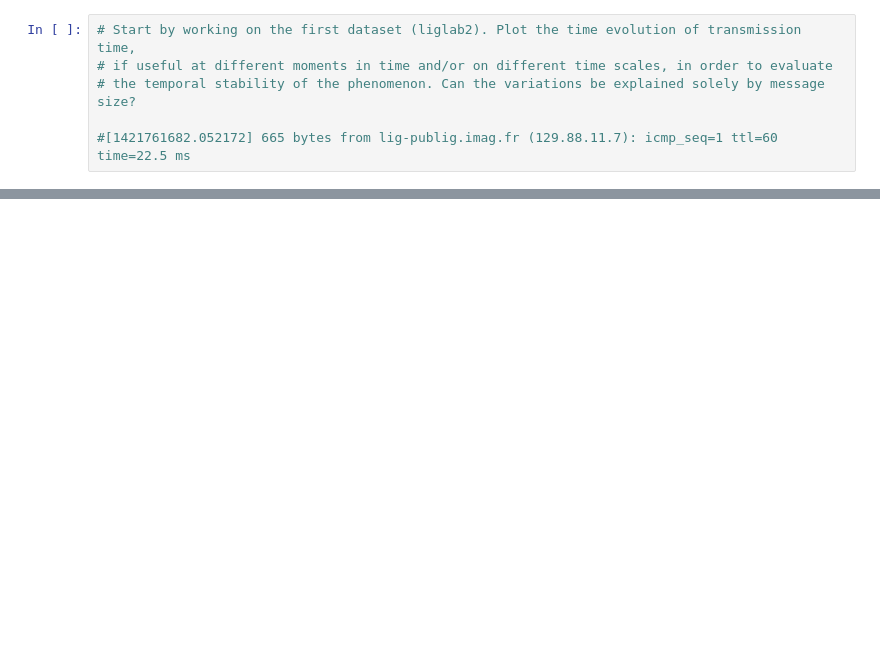
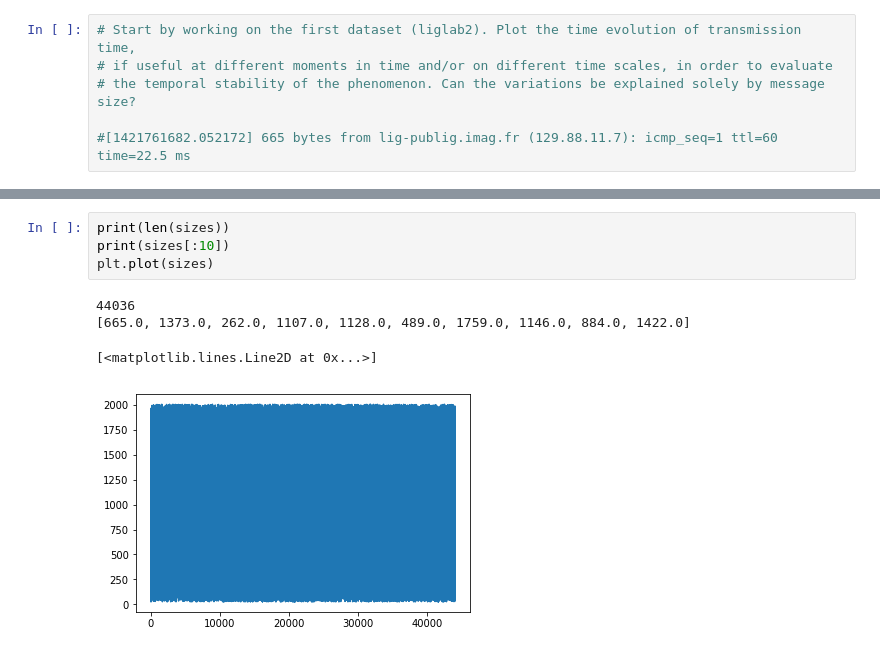
Before and after one commit to andersonandrei/uga-smpe, a Jupyter notebook: module3/project/networkEstimationProject.ipynb, the cells around one changed output, grey strips where cells are left out. Drawn from its saved outputs; the diff is of its cells as text; blank space fills up the shorter version.

```diff
--- a/module3/project/networkEstimationProject.ipynb
+++ b/module3/project/networkEstimationProject.ipynb
@@ -62,0 +60,9 @@ plt.show()
+# %%
+print(len(sizes))
+print(sizes[:10])
+plt.plot(sizes)
+# %% [output]
+44036
+[665.0, 1373.0, 262.0, 1107.0, 1128.0, 489.0, 1759.0, 1146.0, 884.0, 1422.0]
+[<matplotlib.lines.Line2D at 0x...>]
+[figure, added]
```
Also changed, not shown: parts of 3 cells of this notebook.
